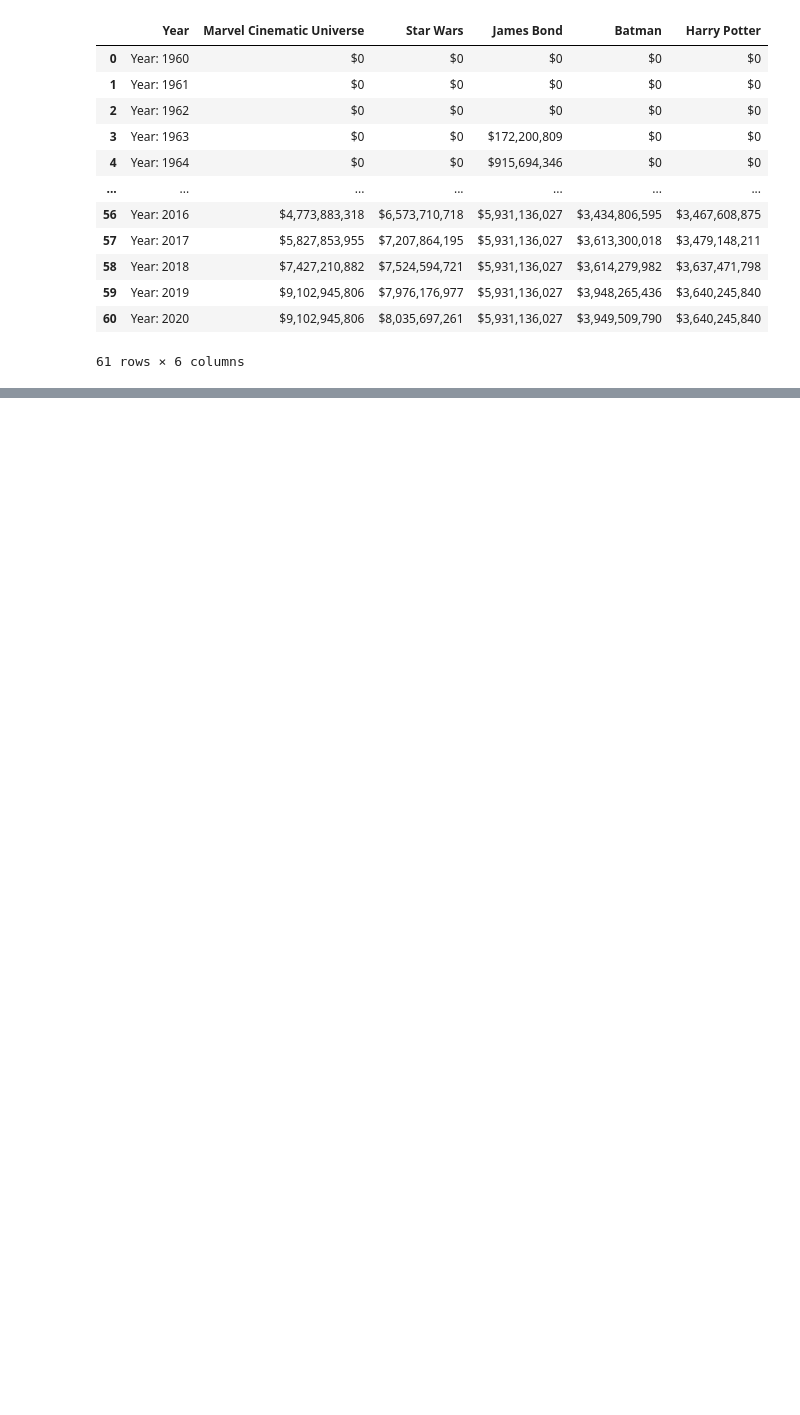
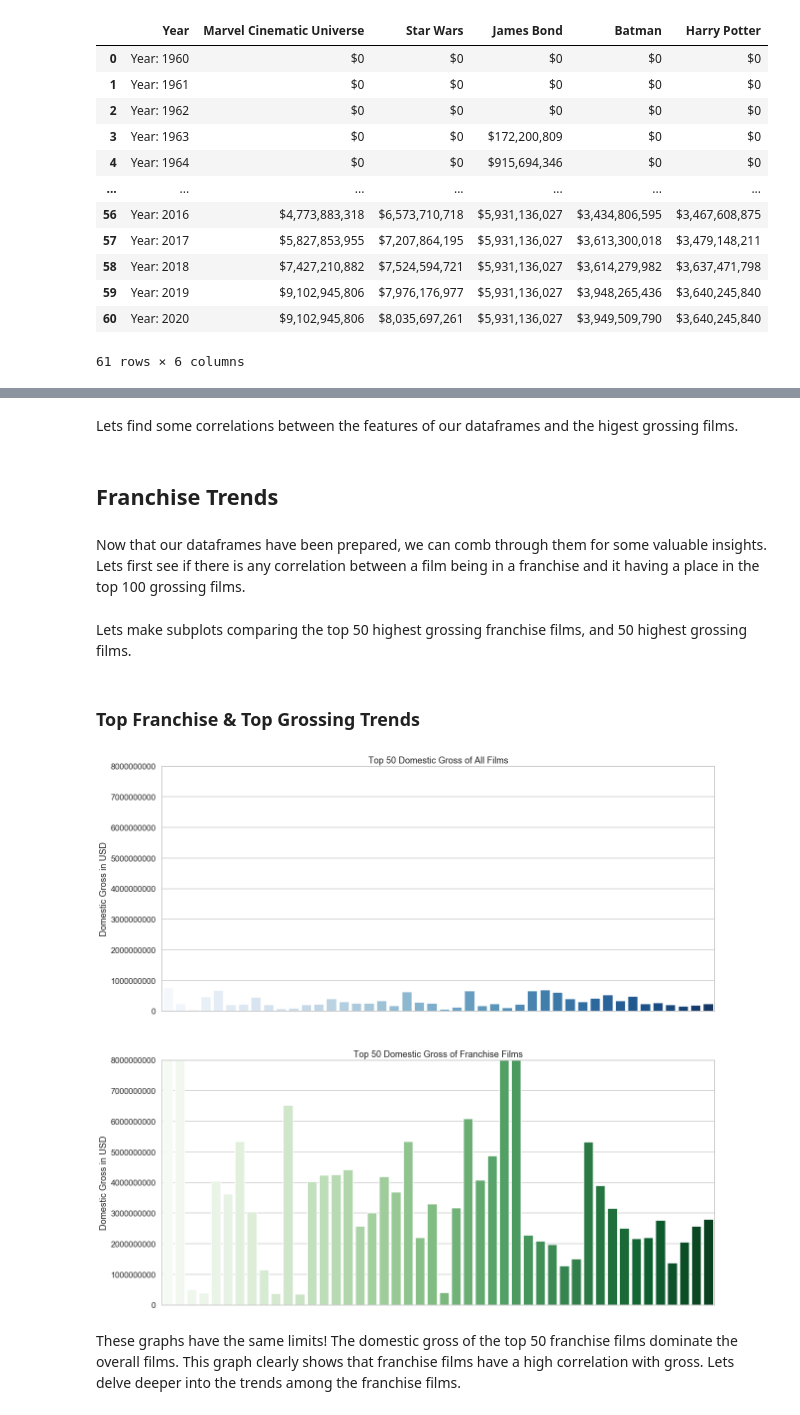
Before and after one commit to MoJoMoon/Data-Analysis-on-the-Heros-Journey-in-Film, a Jupyter notebook: Morgan_Jones_P1.ipynb, the cells around one changed output, grey strips where cells are left out. Drawn from its saved outputs; the diff is of its cells as text; code cells hidden in the pictures; blank space fills up the shorter version.

```diff
--- a/Morgan_Jones_P1.ipynb
+++ b/Morgan_Jones_P1.ipynb
@@ -1476,0 +1737,4 @@ NoneType
+# %%
+# Use the to_numeric method to change the type of these values to an integer.
+franchise_2_df[['Total Gross', 'Average Gross', 'Gross']] = franchise_2_df[[
+    'Total Gross', 'Average Gross', 'Gross']].apply(pd.to_numeric)
@@ -1476,0 +1757,3 @@ NoneType
+# %%
+# Lets drop the # column
+franchise_2_df = franchise_2_df.drop('#', 1)
@@ -1476,0 +1775,3 @@ NoneType
+# %%
+# Fill in the missing values with the median of Gross
+franchise_2_df['Gross'] = franchise_2_df['Gross'].fillna(franchise_2_df['Gross'].median())
@@ -1476,0 +1793,6 @@ NoneType
+# %%
+# Lets make the numeric values match the other dataframe by multiplying the gross
+# columns by one million
+franchise_2_df['Total Gross'] = franchise_2_df['Total Gross'].apply(lambda x: x*1000000)
+franchise_2_df['Average Gross'] = franchise_2_df['Average Gross'].apply(lambda x: x*1000000)
+franchise_2_df['Gross'] = franchise_2_df['Gross'].apply(lambda x: x*1000000)
@@ -1476,0 +1811,42 @@ NoneType
+# %% [markdown]
+ Lets find some correlations between the features of our dataframes and the higest grossing films.
+# %% [markdown]
+## Franchise Trends
+# %% [markdown]
+Now that our dataframes have been prepared, we can comb through them for some valuable insights. Lets first see if there is any correlation between a film being in a franchise and it having a place in the top 100 grossing films.
+# %% [markdown]
+Lets make subplots comparing the top 50 highest grossing franchise films, and 50 highest grossing films.
+# %% [markdown]
+### Top Franchise & Top Grossing Trends
+# %%
+# Create a figure instance, and the two subplots
+fig = plt.figure(figsize=(20,20))
+ax1 = fig.add_subplot(211)
+ax2 = fig.add_subplot(212)
+
+ax1.set_ylim(0, 8000000000)
+ax2.set_ylim(0, 8000000000)
+
+sns.set(style="whitegrid")
+sns.set_context("talk")
+
+# Tell pointplot to plot on ax1 with the ax argument
+g1 = sns.barplot(x=df_prod_100.index[:50], y=df_prod_100['domestic_gross'][:50], data=df_prod_100, ax=ax1, palette='Blues')
+g1.set(xticklabels=[])
+g1.set(title='Top 50 Domestic Gross of All Films')
+g1.set(xlabel=None)
+g1.set(ylabel= 'Domestic Gross in USD')
+g1.ticklabel_format(style='plain', axis='y')
+
+g2 = sns.barplot(x=franchise_2_df['Highest Grossing Film'][:50], y=franchise_2_df['Gross'][:50], data=franchise_2_df, ax=ax2, palette='Greens')
+g2.set(xticklabels=[])
+g2.set(title='Top 50 Domestic Gross of Franchise Films')
+g2.set(xlabel=None)
+g2.set(ylabel= 'Domestic Gross in USD')
+g2.ticklabel_format(style='plain', axis='y')
+
+plt.show()
+# %% [output]
+[figure, added]
+# %% [markdown]
+These graphs have the same limits! The domestic gross of the top 50 franchise films dominate the overall films. This graph clearly shows that franchise films have a high correlation with gross. Lets delve deeper into the trends among the franchise films.
```
Also changed, not shown: parts of 115 cells of this notebook, 13 other files.
